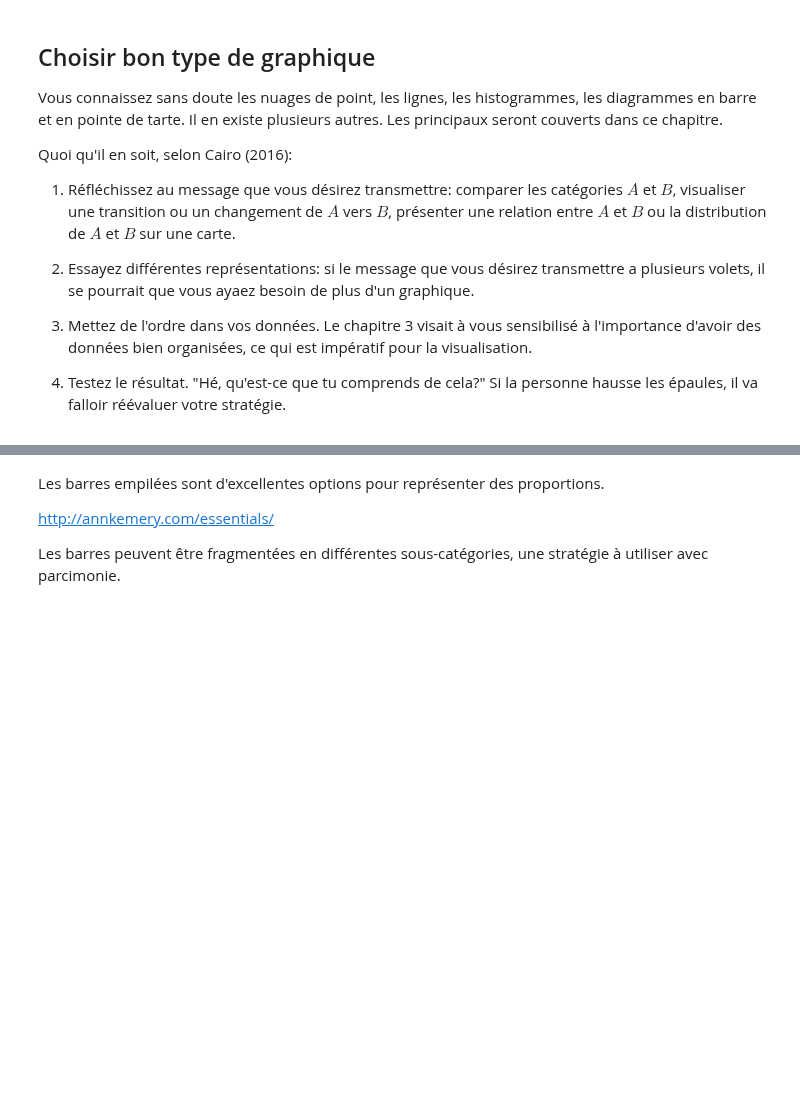
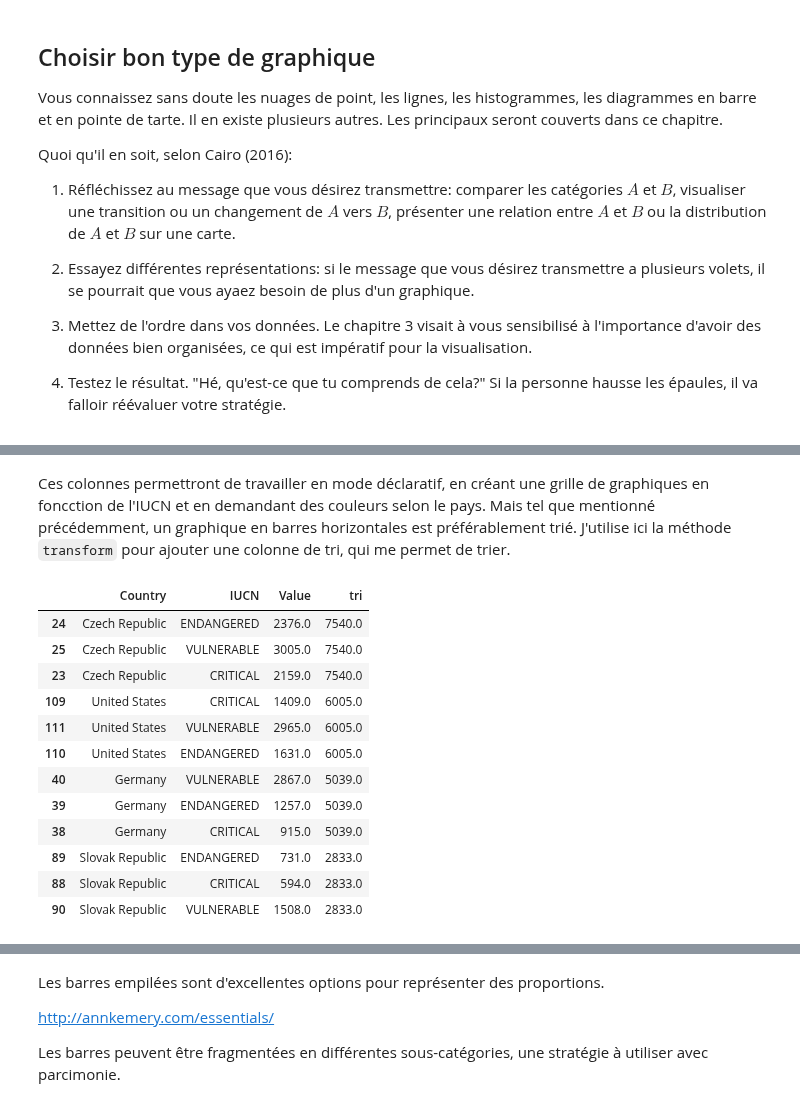
Before and after one commit to essicolo/ecologie-mathematique-Py, a Jupyter notebook: 4_Visualisation/4_Visualisation.ipynb, the cells around one changed output, grey strips where cells are left out. Saved outputs shown, nothing was run; the diff lists cells and outputs as text; code cells hidden in the pictures; blank space fills up the shorter version.

```diff
--- a/4_Visualisation/4_Visualisation.ipynb
+++ b/4_Visualisation/4_Visualisation.ipynb
@@ -128,0 +216,20 @@ especes_crit.head(10)
+# %% [markdown]
+Ces colonnes permettront de travailler en mode déclaratif, en créant une grille de graphiques en foncction de l'IUCN et en demandant des couleurs selon le pays. Mais tel que mentionné précédemment, un graphique en barres horizontales est préférablement trié. J'utilise ici la méthode `transform` pour ajouter une colonne de tri, qui me permet de trier.
+# %%
+especes_iucn['tri'] = especes_iucn['Value'].groupby(especes_iucn['Country']).transform('sum')
+especes_iucn.sort_values(by='tri', ascending=False, inplace=True)
+especes_iucn.head(4*3) # il y a 3 catégories, alors si je désire retenir 4 pays, je dois retenir les 12 premières lignes
+# %% [output]
+|  | Country | IUCN | Value | tri |
+| 24 | Czech Republic | ENDANGERED | 2376.0 | 7540.0 |
+| 25 | Czech Republic | VULNERABLE | 3005.0 | 7540.0 |
+| 23 | Czech Republic | CRITICAL | 2159.0 | 7540.0 |
+| 109 | United States | CRITICAL | 1409.0 | 6005.0 |
+| 111 | United States | VULNERABLE | 2965.0 | 6005.0 |
+| 110 | United States | ENDANGERED | 1631.0 | 6005.0 |
+| 40 | Germany | VULNERABLE | 2867.0 | 5039.0 |
+| 39 | Germany | ENDANGERED | 1257.0 | 5039.0 |
+| 38 | Germany | CRITICAL | 915.0 | 5039.0 |
+| 89 | Slovak Republic | ENDANGERED | 731.0 | 2833.0 |
+| 88 | Slovak Republic | CRITICAL | 594.0 | 2833.0 |
+| 90 | Slovak Republic | VULNERABLE | 1508.0 | 2833.0 |
```
Also changed, not shown: parts of 26 cells of this notebook.
